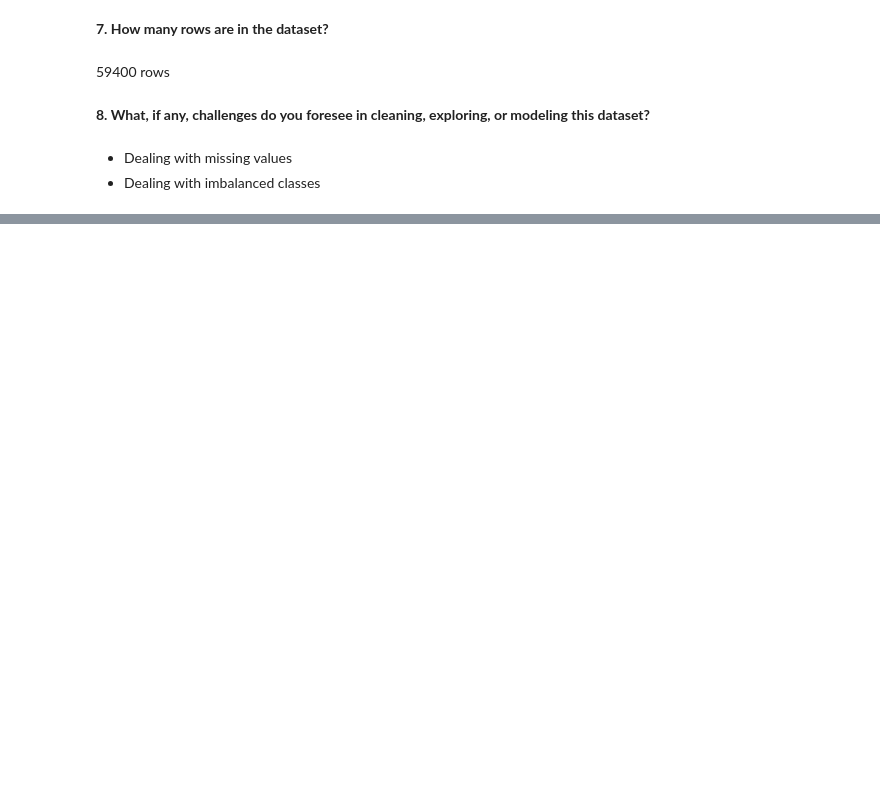
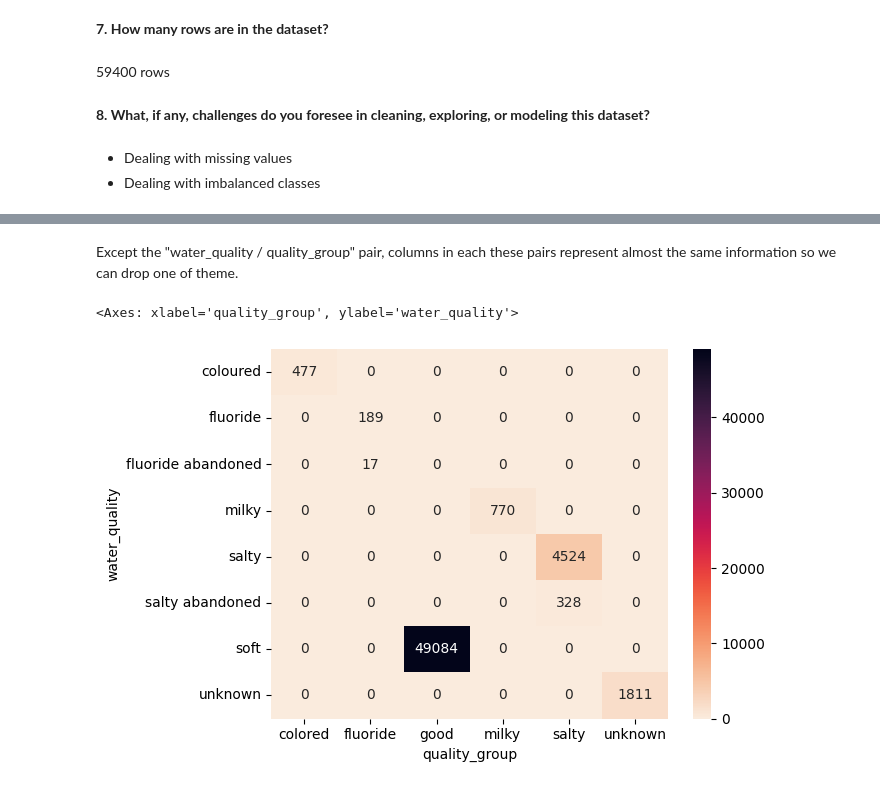
Before and after one commit to Mahdi-Kriaa/Faulty_Water_Pump_Detection, a Jupyter notebook: faulty_water_pumps_predicton.ipynb, the cells around one changed output, grey strips where cells are left out. Drawn from its saved outputs; the diff is of its cells as text; code cells hidden in the pictures; blank space fills up the shorter version.

```diff
--- a/faulty_water_pumps_predicton.ipynb
+++ b/faulty_water_pumps_predicton.ipynb
@@ -37,0 +111,8 @@ Classification problem
+# %%
+df_pumps = df_features.merge(df_target,on="id").reset_index()
+# %%
+# cardinal of categorical features
+df_pumps["num_private"] = df_pumps["num_private"].astype("object")
+cat_list = df_pumps.select_dtypes("object").columns.delete(0)
+for e in cat_list :
+  print(f"{e}: {len(df_pumps[e].unique())}")
@@ -37,0 +145,4 @@ Classification problem
+# %%
+# Normalized number of one-sample classes
+for c in cat_list :
+  print(f"{c}: {round(class_counts(df_pumps,c,1,True),2)}")
@@ -37,0 +169,7 @@ Classification problem
+# %%
+# drop one-sample classes
+drop_list = ["funder","installer","scheme_name"]
+for c in drop_list :
+  df_test = df_pumps[c].value_counts()==1
+  classes = df_test[df_test==True].index
+  df_pumps.drop(df_pumps[df_pumps[c].isin(classes)].index, inplace = True)
@@ -37,0 +206,9 @@ Classification problem
+# %% [markdown]
+Except the "water_quality / quality_group" pair, columns in each these pairs represent almost the same information so we can drop one of theme.
+# %%
+# disply contingency matrix for "water_quality" and "quality_group" features
+contingency_table = pd.crosstab(df_pumps['water_quality'],df_pumps['quality_group'])
+sns.heatmap(contingency_table, annot=True, fmt='d', cmap="rocket_r")
+# %% [output]
+<Axes: xlabel='quality_group', ylabel='water_quality'>
+[figure, added]
```
Also changed, not shown: parts of 39 cells of this notebook.
